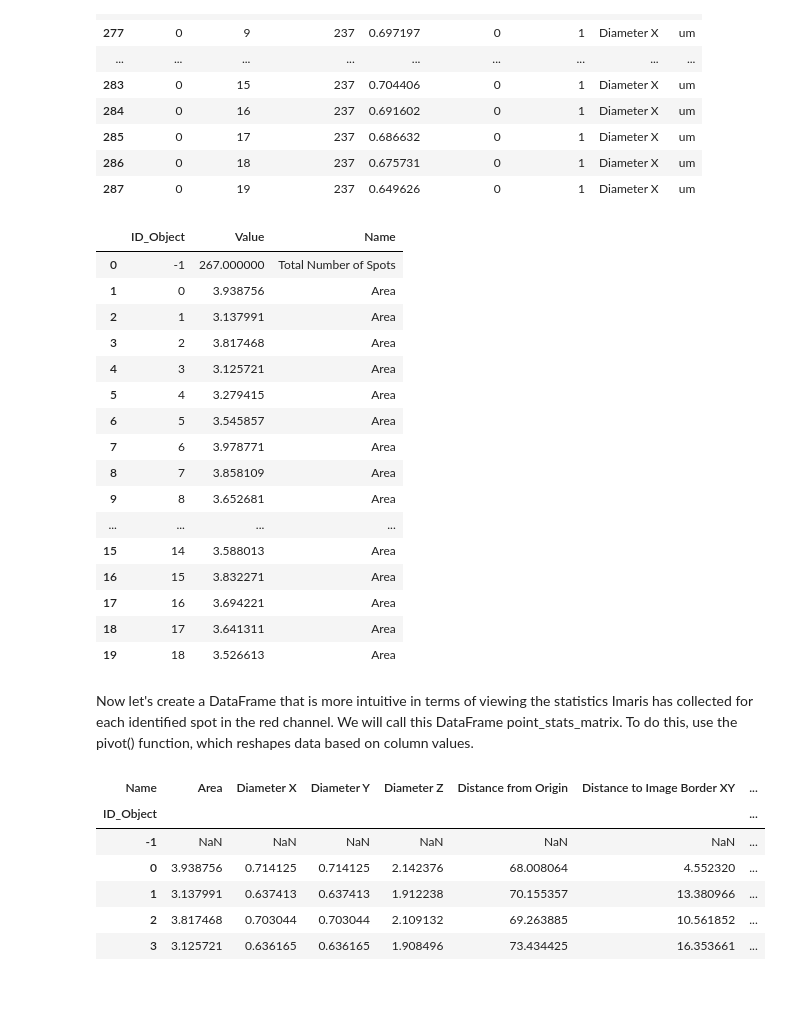
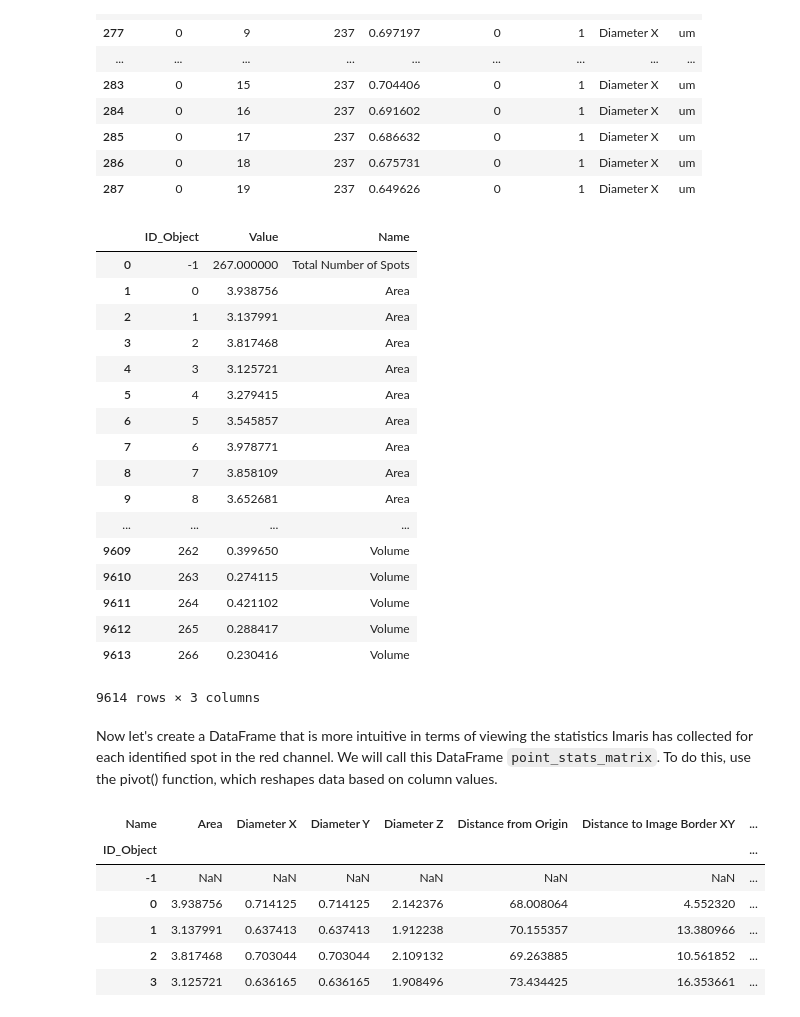
Before and after one commit to dasaderi/python_neurobootcamp, a Jupyter notebook: day-3/day3-pandas.ipynb, the cells around one changed output. Drawn from its saved outputs; the diff is of its cells as text; code cells hidden in the pictures.

```diff
--- a/day-3/day3-pandas.ipynb
+++ b/day-3/day3-pandas.ipynb
@@ -138,26 +133,29 @@ point_stats[point_stats["Name"]=="Diameter X"].head(20)
 # %%
 #What if you only want to view ID_Object, Value, and Name?
 point_stats.iloc[:,[1,3,6]].head(20)
+##OR
+point_stats.loc[:,["ID_Object", "Value", "Name"]]
 # %% [output]
 |  | ID_Object | Value | Name |
 | 0 | -1 | 267.000000 | Total Number of Spots |
 | 1 | 0 | 3.938756 | Area |
 | 2 | 1 | 3.137991 | Area |
 | 3 | 2 | 3.817468 | Area |
 | 4 | 3 | 3.125721 | Area |
 | 5 | 4 | 3.279415 | Area |
 | 6 | 5 | 3.545857 | Area |
 | 7 | 6 | 3.978771 | Area |
 | 8 | 7 | 3.858109 | Area |
 | 9 | 8 | 3.652681 | Area |
 | ... | ... | ... | ... |
-| 15 | 14 | 3.588013 | Area |
-| 16 | 15 | 3.832271 | Area |
-| 17 | 16 | 3.694221 | Area |
-| 18 | 17 | 3.641311 | Area |
-| 19 | 18 | 3.526613 | Area |
+| 9609 | 262 | 0.399650 | Volume |
+| 9610 | 263 | 0.274115 | Volume |
+| 9611 | 264 | 0.421102 | Volume |
+| 9612 | 265 | 0.288417 | Volume |
+| 9613 | 266 | 0.230416 | Volume |
+9614 rows × 3 columns
 # %% [markdown]
-Now let's create a DataFrame that is more intuitive in terms of viewing the statistics Imaris has collected for each identified spot in the red channel. We will call this DataFrame point_stats_matrix. To do this, use the pivot() function, which reshapes data based on column values.
+Now let's create a DataFrame that is more intuitive in terms of viewing the statistics Imaris has collected for each identified spot in the red channel. We will call this DataFrame `point_stats_matrix`. To do this, use the pivot() function, which reshapes data based on column values.
 # %%
 point_stats_matrix = point_stats.pivot(index='ID_Object', columns='Name', values='Value')
 point_stats_matrix.head()
```
Also changed, not shown: parts of 8 cells of this notebook, 3 other files.
